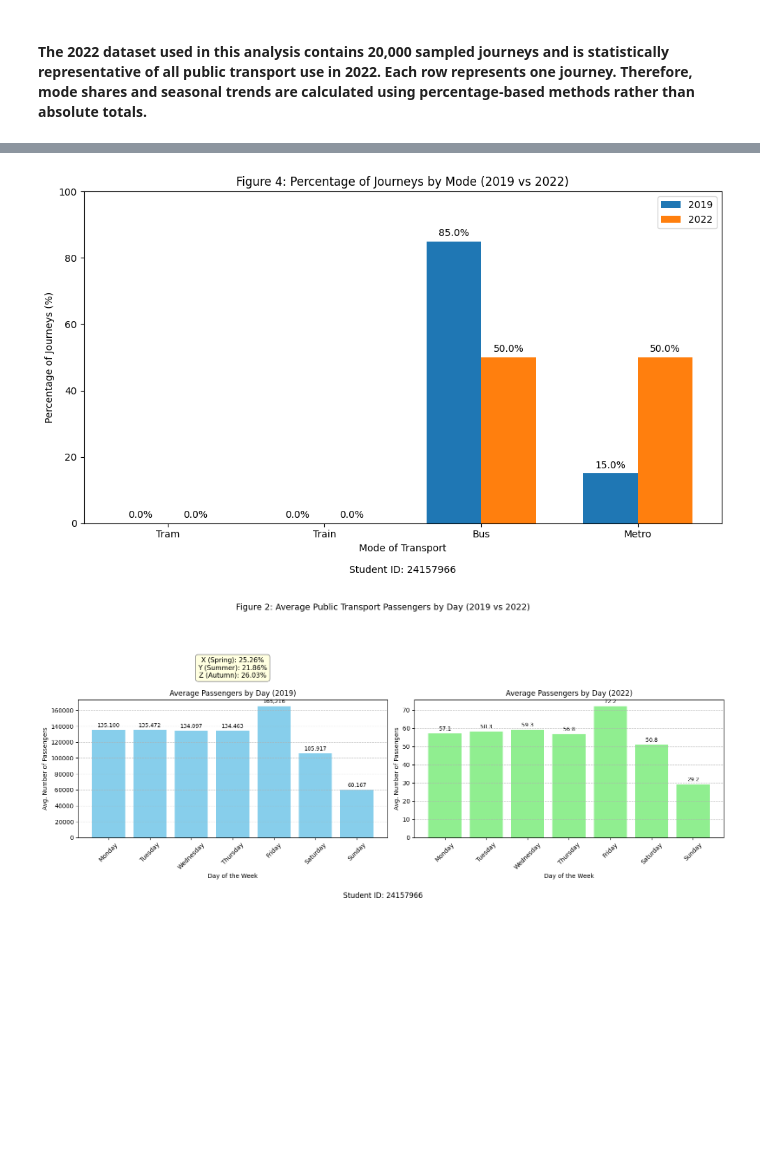
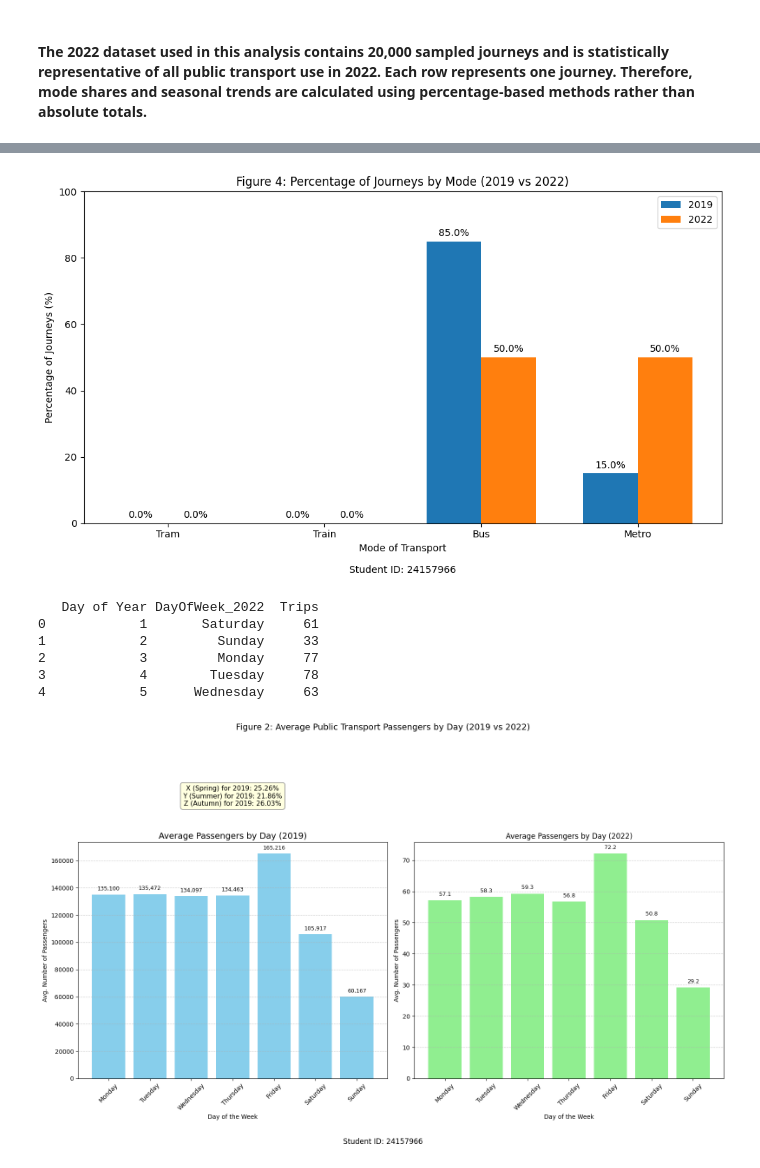
Before and after one commit to Dikshyant15/24157966_Small_Project, a Jupyter notebook: expirement.ipynb, the cells around one changed output, grey strips where cells are left out. Drawn from its saved outputs; the diff is of its cells as text; code cells hidden in the pictures; blank space fills up the shorter version.

```diff
--- a/expirement.ipynb
+++ b/expirement.ipynb
@@ -234,7 +234,7 @@ sorted_data.head()  # View the 5 rows with the lowest values
 # %% [markdown]
 ## Question 3.1 C
 # %%
-def plot_bar_avgpax_weekdays(data_2019, data_2022, X_spring, Y_summer, Z_autumn):
+def plot_bar_avgpax_weekdays(data_2019, data_2022, X_spring_2019, Y_summer_2019, Z_autumn_2019):
     # Ensure date columns are in datetime format
     data_2019['Date'] = pd.to_datetime(data_2019['Date'])
     data_2022['Date and time'] = pd.to_datetime(data_2022['Date and time'])
@@ -259,6 +259,7 @@ def plot_bar_avgpax_weekdays(data_2019, data_2022, X_spring, Y_summer, Z_autumn)
 
     # Count trips per day
     daily_counts_2022 = data_2022.groupby(['Day of Year', 'DayOfWeek_2022']).size().reset_index(name='Trips')
+    print(daily_counts_2022.head())
 
     # Average trips per weekday in 2022
     avg_passengers_2022 = daily_counts_2022.groupby('DayOfWeek_2022')['Trips'].mean().reindex([
@@ -266,7 +267,7 @@ def plot_bar_avgpax_weekdays(data_2019, data_2022, X_spring, Y_summer, Z_autumn)
     ])
 
     # Create subplots
-    fig, axes = plt.subplots(nrows=1, ncols=2, sharey=False, figsize=(16, 7))
+    fig, axes = plt.subplots(nrows=1, ncols=2, sharey=False, figsize=(16, 10))
 
     # --- 2019 Plot ---
     bars_2019 = axes[0].bar(avg_passengers_2019.index, avg_passengers_2019.values, color='skyblue')
@@ -277,9 +278,9 @@ def plot_bar_avgpax_weekdays(data_2019, data_2022, X_spring, Y_summer, Z_autumn)
 
     # Annotate seasonal % values
     annotation_text = (
-        f"X (Spring): {X_spring:.2f}%\n"
-        f"Y (Summer): {Y_summer:.2f}%\n"
-        f"Z (Autumn): {Z_autumn:.2f}%"
+        f"X (Spring) for 2019: {X_spring_2019:.2f}%\n"
+        f"Y (Summer) for 2019: {Y_summer_2019:.2f}%\n"
+        f"Z (Autumn) for 2019: {Z_autumn_2019:.2f}%"
     )
     axes[0].annotate(
         annotation_text,
@@ -288,7 +289,7 @@ def plot_bar_avgpax_weekdays(data_2019, data_2022, X_spring, Y_summer, Z_autumn)
         bbox=dict(boxstyle='round,pad=0.4', facecolor='lightyellow', edgecolor='gray')
     )
 
-    axes[0].set_title('Average Passengers by Day (2019)', fontsize=12)
+    axes[0].set_title('Average Passengers by Day (2019)', fontsize=14)
     axes[0].set_xlabel('Day of the Week')
     axes[0].set_ylabel('Avg. Number of Passengers')
     axes[0].tick_params(axis='x', rotation=45)
@@ -392,12 +393,16 @@ def plot_metro_linear_fit(df):
     plt.scatter(X, y, alpha=0.6, label="Metro journeys (2022)", color="orange")
     plt.plot(xx, yy, color="red", linewidth=2, label="Linear regression fit")
 
+    student_id = "24157966"
+    plt.text(4.5, 0, f'Student ID: {student_id}', ha='center', fontsize=10)
+
     # Add labels and title
     plt.xlabel("Trip Length (km)")
     plt.ylabel("Price (Euros)")
-    plt.title("Metro Journeys 2022: Price vs Trip Length with Linear Fit")
+    plt.title("Figure 3: Metro Journeys 2022: Price vs Trip Length with Linear Fit")
     plt.grid(True)
     plt.legend()
+
 
     # Display equation on plot
     plt.text(
@@ -409,6 +414,8 @@ def plot_metro_linear_fit(df):
         bbox=dict(facecolor='white', alpha=0.8)
     )
 
+
+
     plt.show()
 
     return model
@@ -519,13 +526,13 @@ def transport_type_seasonwise_plot(data_2019, data_2022):
     summer_total = data_2019[data_2019['Month'].isin(summer_months)][['Total_Bus', 'Total_Metro']].sum().sum()
     autumn_total = data_2019[data_2019['Month'].isin(autumn_months)][['Total_Bus', 'Total_Metro']].sum().sum()
 
-    X_spring = (spring_total / total_journeys_2019) * 100
-    Y_summer = (summer_total / total_journeys_2019) * 100
-    Z_autumn = (autumn_total / total_journeys_2019) * 100
+    X_spring_2019 = (spring_total / total_journeys_2019) * 100
+    Y_summer_2019 = (summer_total / total_journeys_2019) * 100
+    Z_autumn_2019 = (autumn_total / total_journeys_2019) * 100
 
-    print(f"X_spring: {X_spring:.2f}%")
-    print(f"Y_summer: {Y_summer:.2f}%")
-    print(f"Z_autumn: {Z_autumn:.2f}%")
+    print(f"X_spring for 2019: {X_spring_2019:.2f}%")
+    print(f"Y_summer for 2019: {Y_summer_2019:.2f}%")
+    print(f"Z_autumn for 2019: {Z_autumn_2019:.2f}%")
 
     # --- Create bar plot ---
     fig, ax = plt.subplots(figsize=(10, 6))
@@ -557,9 +564,9 @@ def transport_type_seasonwise_plot(data_2019, data_2022):
     plt.show()
 
     return {
-        "Spring (%)": round(X_spring, 2),
-        "Summer (%)": round(Y_summer, 2),
-        "Autumn (%)": round(Z_autumn, 2)
+        "Spring (%) for 2019": round(X_spring_2019, 2),
+        "Summer (%) for 2019": round(Y_summer_2019, 2),
+        "Autumn (%) for 2019": round(Z_autumn_2019, 2)
     }
 # %% [markdown]
 #### The 2022 dataset used in this analysis contains 20,000 sampled journeys and is statistically representative of all public transport use in 2022. Each row represents one journey. Therefore, mode shares and seasonal trends are calculated using percentage-based methods rather than absolute totals.
@@ -569,9 +576,9 @@ seasonal_percentages = transport_type_seasonwise_plot(data_2019, data_2022)
 plot_bar_avgpax_weekdays(
     data_2019,
     data_2022,
-    X_spring=seasonal_percentages["Spring (%)"],
-    Y_summer=seasonal_percentages["Summer (%)"],
-    Z_autumn=seasonal_percentages["Autumn (%)"]
+    X_spring_2019=seasonal_percentages["Spring (%) for 2019"],
+    Y_summer_2019=seasonal_percentages["Summer (%) for 2019"],
+    Z_autumn_2019=seasonal_percentages["Autumn (%) for 2019"]
 )
 # %% [output]
 2019 Transportation percentage
@@ -594,2 +601,8 @@ Z_autumn: 26.03%
 [figure]
+   Day of Year DayOfWeek_2022  Trips
+0            1       Saturday     61
+1            2         Sunday     33
+2            3         Monday     77
+3            4        Tuesday     78
+4            5      Wednesday     63
-[figure, old version]
+[figure, new version]
```
Also changed, not shown: parts of 3 cells of this notebook, 1 other file.
